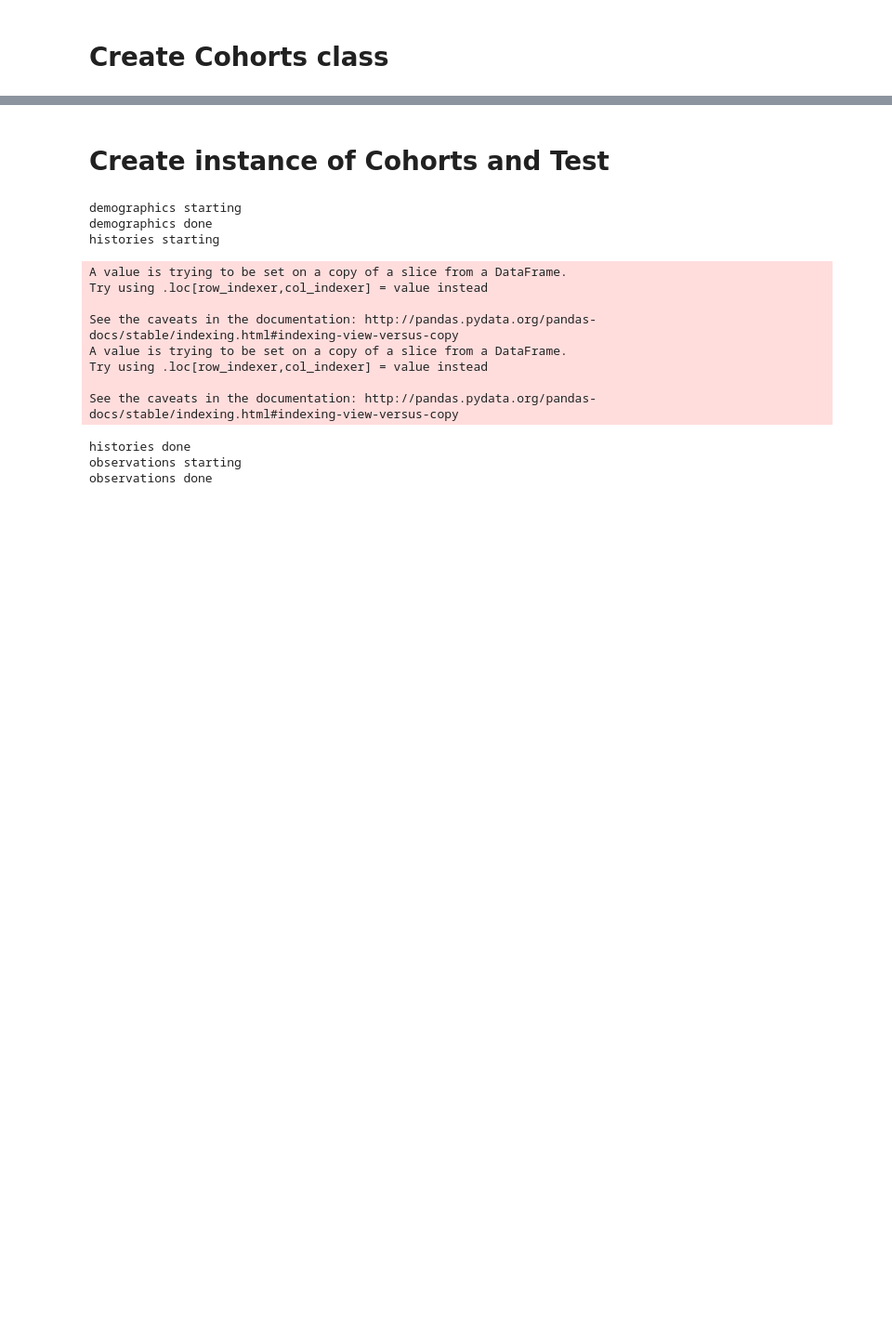
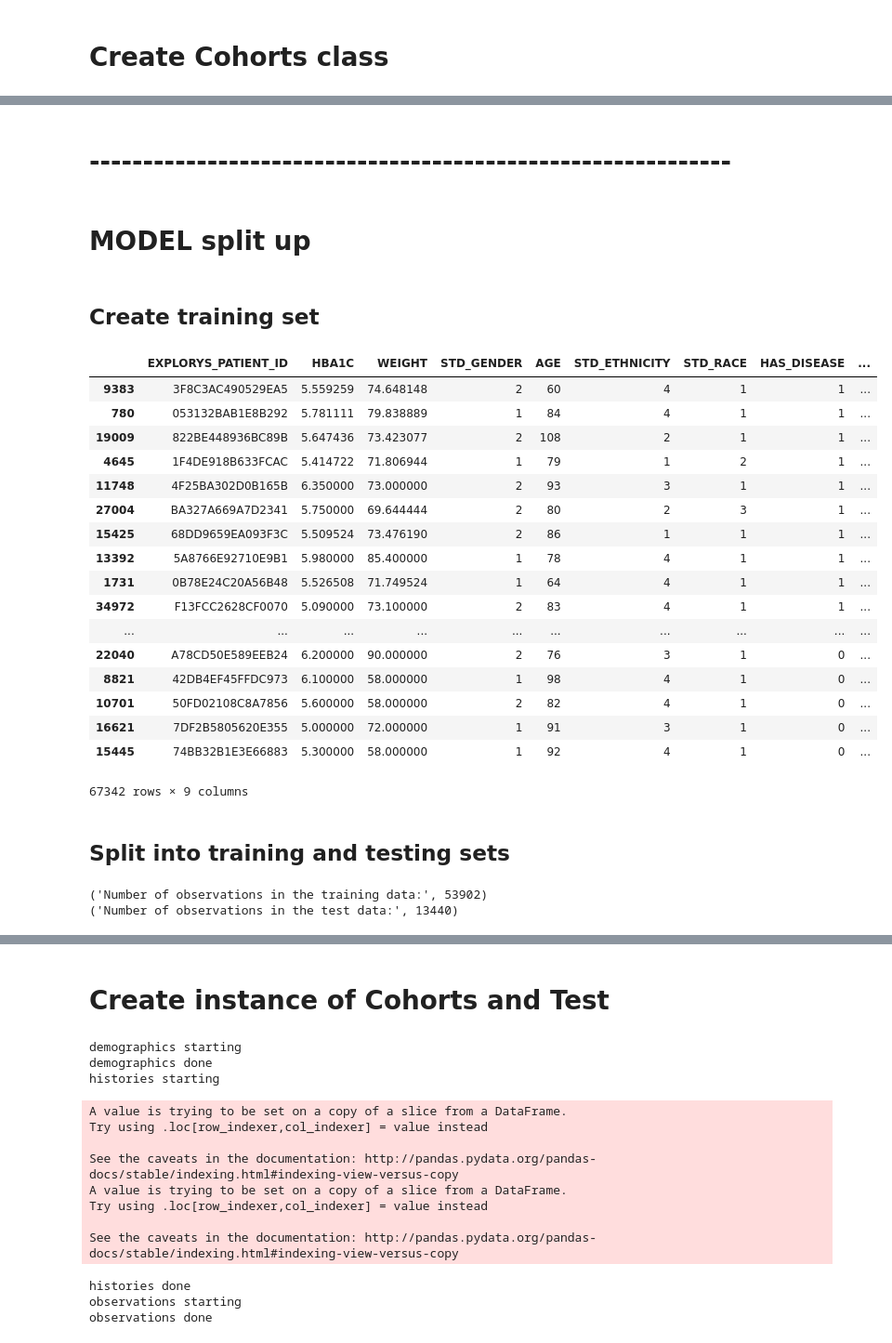
Before and after one commit to pixiedust/pixiedust_health, a Jupyter notebook: cohorts_notebook.ipynb, the cells around one changed output, grey strips where cells are left out. Shown at 93% size. Drawn from its saved outputs; the diff is of its cells as text; code cells hidden in the pictures; blank space fills up the shorter version.

```diff
--- a/cohorts_notebook.ipynb
+++ b/cohorts_notebook.ipynb
@@ -316,0 +539,6 @@ class Cohorts:
+# %% [markdown]
+# ------------------------------------------------------------
+# %% [markdown]
+# MODEL split up
+# %% [markdown]
+## Create training set
@@ -316,0 +547,24 @@ class Cohorts:
+# %%
+data['is_train'] = np.random.uniform(0, 1, len(data)) <= .80
+#data
+# %% [output]
+|  | EXPLORYS_PATIENT_ID | HBA1C | WEIGHT | STD_GENDER | AGE | STD_ETHNICITY | STD_RACE | HAS_DISEASE | ... |
+| 9383 | 3F8C3AC490529EA5 | 5.559259 | 74.648148 | 2 | 60 | 4 | 1 | 1 | ... |
+| 780 | 053132BAB1E8B292 | 5.781111 | 79.838889 | 1 | 84 | 4 | 1 | 1 | ... |
+| 19009 | 822BE448936BC89B | 5.647436 | 73.423077 | 2 | 108 | 2 | 1 | 1 | ... |
+| 4645 | 1F4DE918B633FCAC | 5.414722 | 71.806944 | 1 | 79 | 1 | 2 | 1 | ... |
+| 11748 | 4F25BA302D0B165B | 6.350000 | 73.000000 | 2 | 93 | 3 | 1 | 1 | ... |
+| 27004 | BA327A669A7D2341 | 5.750000 | 69.644444 | 2 | 80 | 2 | 3 | 1 | ... |
+| 15425 | 68DD9659EA093F3C | 5.509524 | 73.476190 | 2 | 86 | 1 | 1 | 1 | ... |
+| 13392 | 5A8766E92710E9B1 | 5.980000 | 85.400000 | 1 | 78 | 4 | 1 | 1 | ... |
+| 1731 | 0B78E24C20A56B48 | 5.526508 | 71.749524 | 1 | 64 | 4 | 1 | 1 | ... |
+| 34972 | F13FCC2628CF0070 | 5.090000 | 73.100000 | 2 | 83 | 4 | 1 | 1 | ... |
+| ... | ... | ... | ... | ... | ... | ... | ... | ... | ... |
+| 22040 | A78CD50E589EEB24 | 6.200000 | 90.000000 | 2 | 76 | 3 | 1 | 0 | ... |
+| 8821 | 42DB4EF45FFDC973 | 6.100000 | 58.000000 | 1 | 98 | 4 | 1 | 0 | ... |
+| 10701 | 50FD02108C8A7856 | 5.600000 | 58.000000 | 2 | 82 | 4 | 1 | 0 | ... |
+| 16621 | 7DF2B5805620E355 | 5.000000 | 72.000000 | 1 | 91 | 3 | 1 | 0 | ... |
+| 15445 | 74BB32B1E3E66883 | 5.300000 | 58.000000 | 1 | 92 | 4 | 1 | 0 | ... |
+67342 rows × 9 columns
+# %% [markdown]
+## Split into training and testing sets
@@ -316,0 +577,7 @@ class Cohorts:
+# %%
+# Show the number of observations for the test and training dataframes
+print('Number of observations in the training data:', len(x_train))
+print('Number of observations in the test data:',len(x_test))
+# %% [output]
+('Number of observations in the training data:', 53902)
+('Number of observations in the test data:', 13440)
```
Also changed, not shown: parts of 68 cells of this notebook.
